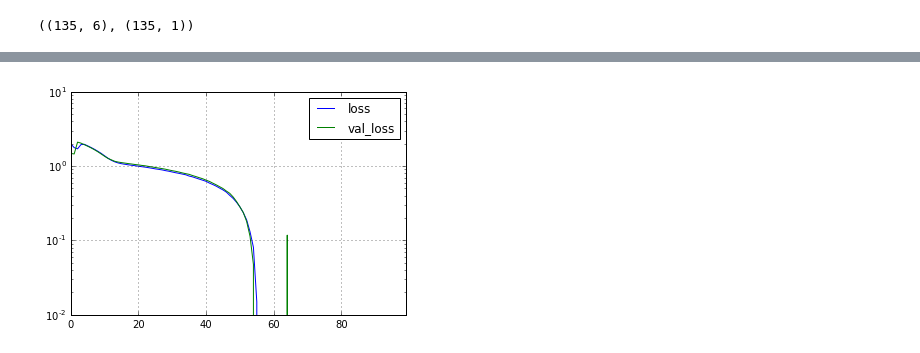
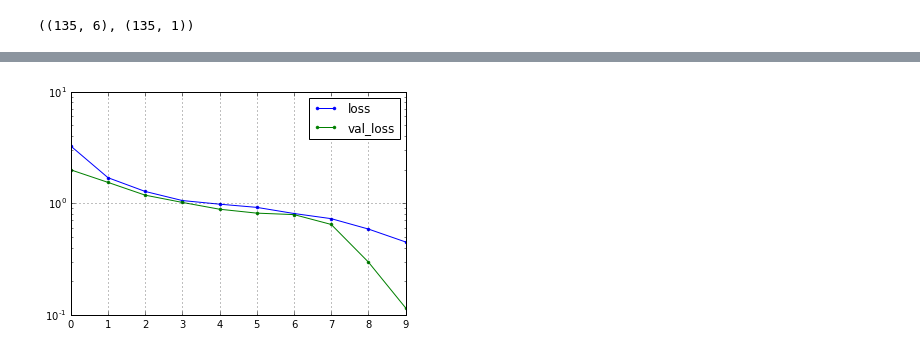
Before and after one commit to cottrell/notebooks, a Jupyter notebook: ml/example keras gmm.ipynb, the cells around one changed output, grey strips where cells are left out. Saved outputs shown, nothing was run; the diff lists cells and outputs as text; code cells hidden in the pictures.

```diff
--- a/ml/example keras gmm.ipynb
+++ b/ml/example keras gmm.ipynb
@@ -1,2 +1,20 @@
 # %% [markdown]
 See here: https://github.com/fchollet/keras/issues/1061
+# %%
+### load data
+from imp import reload
+import site; site.addsitedir('..')
+import mylib.data as md
+reload(md)
+
+df, dfd = md.iris()
+
+%matplotlib inline
+import seaborn as sns
+import matplotlib.pyplot as plt
+sns.set(style="white")
+
+g = sns.PairGrid(df, diag_sharey=False)
+g.map_lower(sns.kdeplot, cmap="Blues_d")
+g.map_upper(plt.scatter)
+g.map_diag(sns.kdeplot, lw=3)
@@ -103,6 +127,7 @@ X_train.shape, y_train.shape
 # %% [output]
 ((135, 6), (135, 1))
 # %%
-out = model_gmm.fit(X_train, y_train, nb_epoch=100, batch_size=30, validation_data=(X_test, y_test), show_accuracy=True)
+%%time
+out = model_gmm.fit(X_train, y_train, nb_epoch=10, batch_size=30, validation_data=(X_test, y_test), show_accuracy=True)
 # %% [output]
 Train on 135 samples, validate on 15 samples
@@ -125,10 +150,10 @@ Epoch 100/100
 # %%
 %matplotlib inline
 h = pandas.DataFrame(out.history)
-h[['loss', 'val_loss']].plot(logy=True)
+h[['loss', 'val_loss']].plot(logy=True, style='.-')
 grid()
 # %% [output]
-[figure, old version]
+[figure, new version]
 # %%
 p = model_gmm.predict(X_train)
 # %%
```
Also changed, not shown: parts of 7 cells of this notebook, 1 other file.
